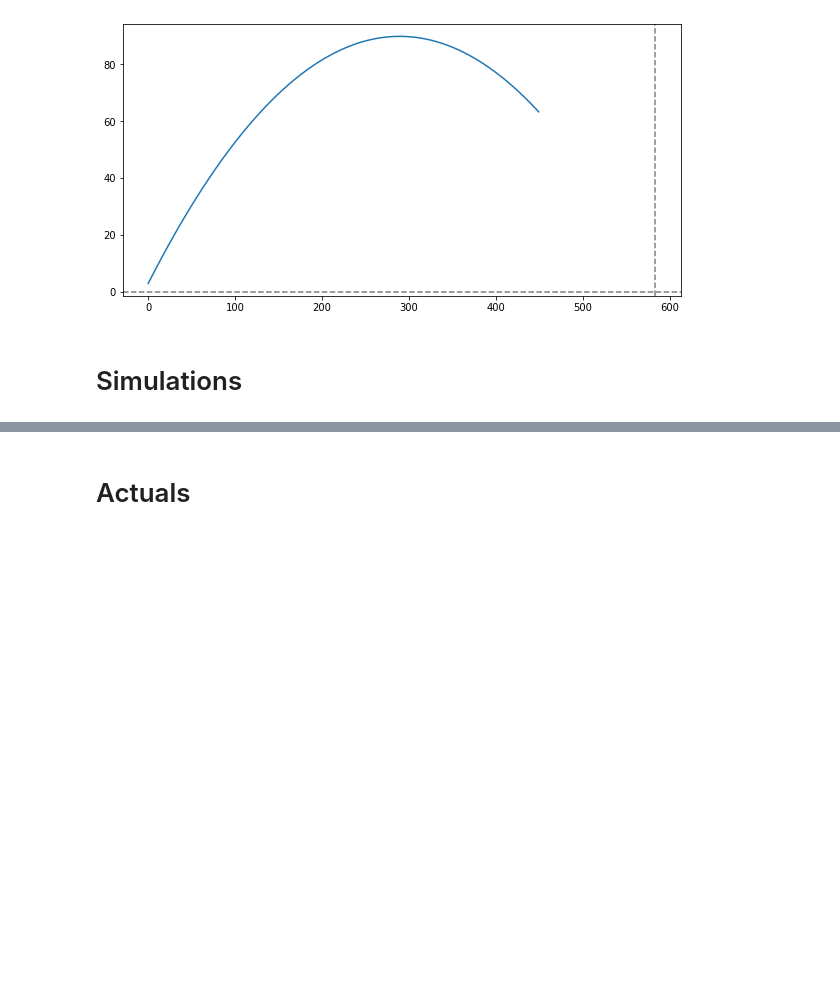
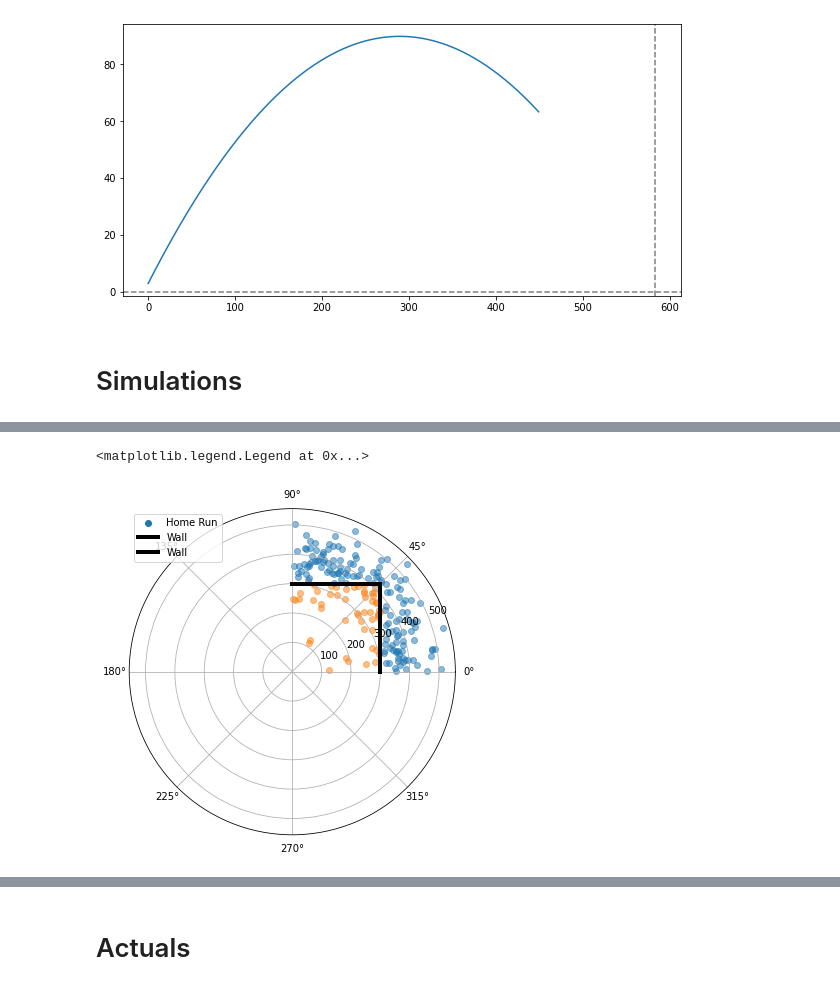
Before and after one commit to dantegates/mlb-statcast, a Jupyter notebook: estimating-field-dimensions.ipynb, the cells around one changed output, grey strips where cells are left out. Drawn from its saved outputs; the diff is of its cells as text; code cells hidden in the pictures; blank space fills up the shorter version.

```diff
--- a/estimating-field-dimensions.ipynb
+++ b/estimating-field-dimensions.ipynb
@@ -140,0 +162,42 @@ plt.hist(idata.posterior.p.mean(axis=(0, 1)))
+# %%
+import matplotlib.pyplot as plt
+from numpy import ma
+import scipy.stats as ss
+
+
+fig, ax = plt.subplots(figsize=(6, 6), subplot_kw={'projection': 'polar'})
+
+
+N = 201
+
+
+θx = ss.uniform(0, np.pi/2).rvs(N)[:, None]
+R = np.select(
+    [θx <= np.pi/4, θx <= np.pi/2],
+    [300 / np.cos(θx), 300 / np.cos(np.pi/2 - θx)],
+)
+
+H = 25.
+θz = ss.beta(3, 1).rvs(N)[:, None]
+v0 = ss.norm(78, 5).rvs(N)[:, None] * 1.46667
+h0 = ss.norm(4, .2).rvs(N)[:, None]
+
+x = np.arange(500)[None, :]
+
+distance = horizontal_distance(θz, h0, v0)
+y = (
+    (distance > R)
+    # & (vertical_position(R, θz, h0, v0) > H)
+).astype(int)
+
+
+for yi, θi, di in zip(y.ravel(), θx.ravel(), distance.ravel()):
+    _ = ax.scatter(θi, di, color=['C0', 'C1'][1 - yi], alpha=.5)
+ax.scatter([], [], color='C0', label='Home Run')
+
+for (θmin, θmax, r1, r2) in outfield_dimensions:
+    ax.plot([θmin, θmax], [r1, r2], color='k', lw=4, label='Wall')
+ax.legend()
+# %% [output]
+<matplotlib.legend.Legend at 0x...>
+[figure, added]
```
Also changed, not shown: parts of 16 cells of this notebook.
